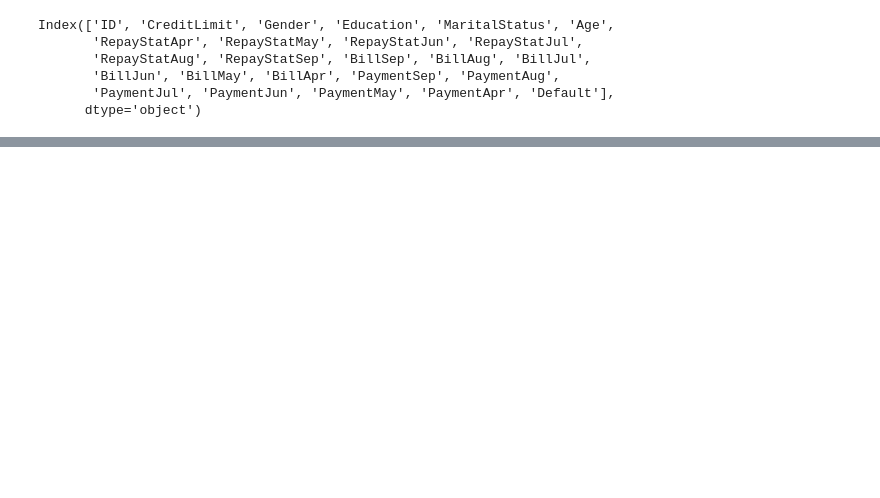
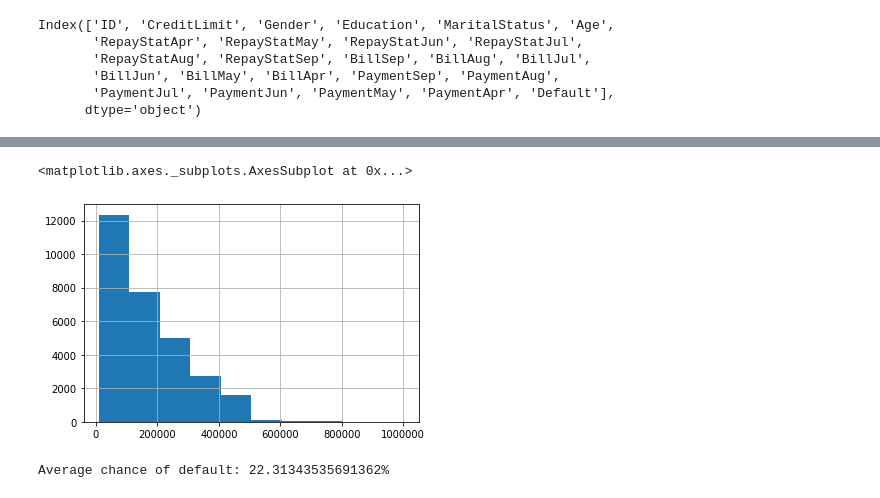
Before and after one commit to Carterbouley/mod_5_project, a Jupyter notebook: Carters_notebook.ipynb, the cells around one changed output, grey strips where cells are left out. Cells and saved outputs as stored; diff of their text form; code cells hidden in the pictures; blank space fills up the shorter version.

```diff
--- a/Carters_notebook.ipynb
+++ b/Carters_notebook.ipynb
@@ -62,3 +68,11 @@ df['MaritalStatus'] = df['MaritalStatus'].map(marriage_dict)
+# %%
+# Either mislabelled or incorrect data (marriage = 0, Education = 0)
+# Given this is such a small proportion of our set, i've decided to drop the rows containing this information
+
+to_drop = (df.loc[(df.Education > 4 )|(df.Education == 0) ]).index
+to_drop_again = (full_df.loc[full_df.MaritalStatus == 0]).index
+df = df.drop(to_drop)
+df = df.drop(to_drop_again)
 # %%
 df.columns =['ID','CreditLimit','Gender','Education','MaritalStatus','Age',
         'RepayStatSep','RepayStatAug','RepayStatJul','RepayStatJun','RepayStatMay','RepayStatApr',
@@ -81,0 +119,10 @@ ValueError: too many values to unpack (expected 2)
+# %%
+df.CreditLimit.hist()
+# %% [output]
+<matplotlib.axes._subplots.AxesSubplot at 0x...>
+[figure, added]
+# %%
+total_default_pcnt = df['Default'].sum()/len(df.Default)
+print('Average chance of default: ' + str(total_default_pcnt * 100) + '%')
+# %% [output]
+Average chance of default: 22.31343535691362%
```
Also changed, not shown: parts of 36 cells of this notebook.
